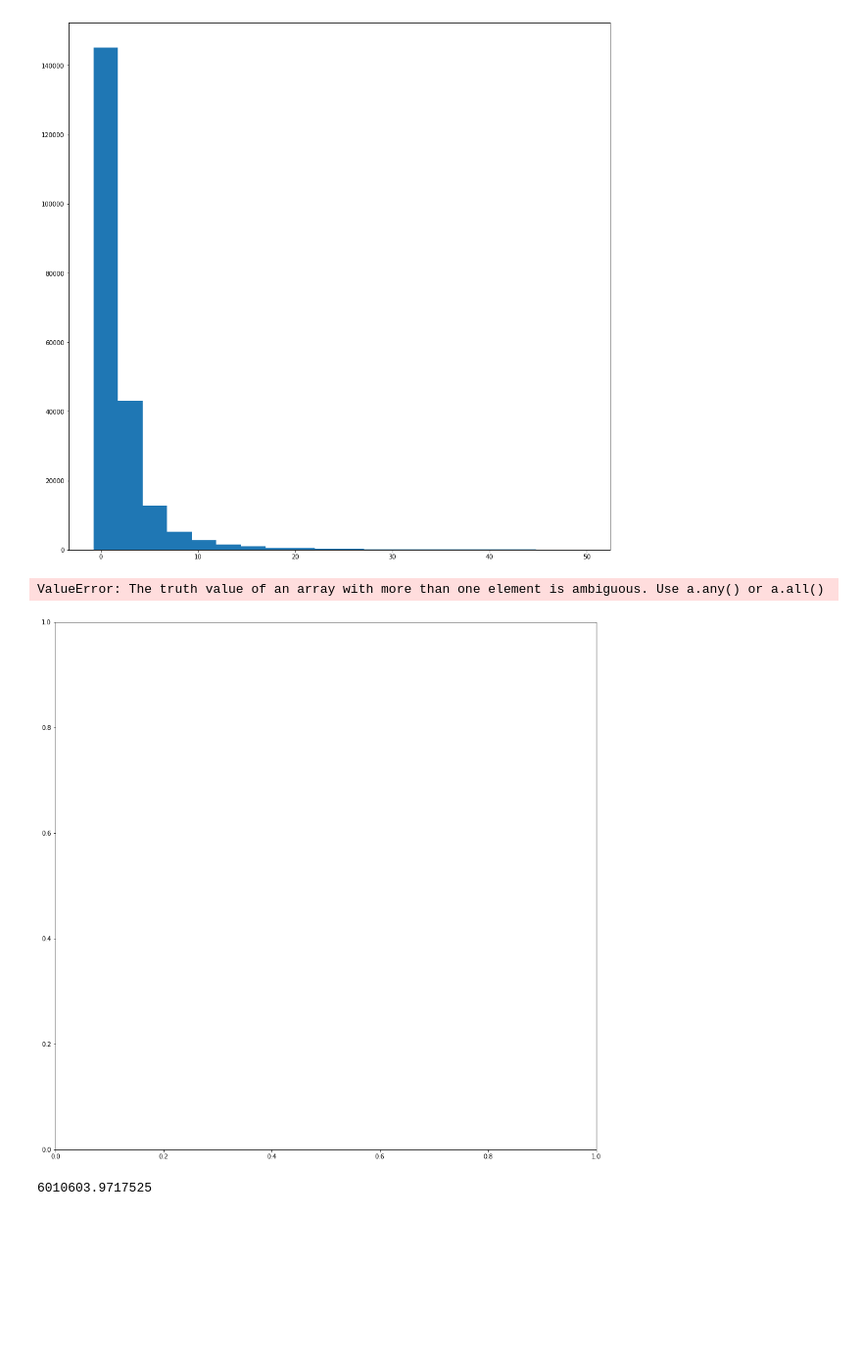
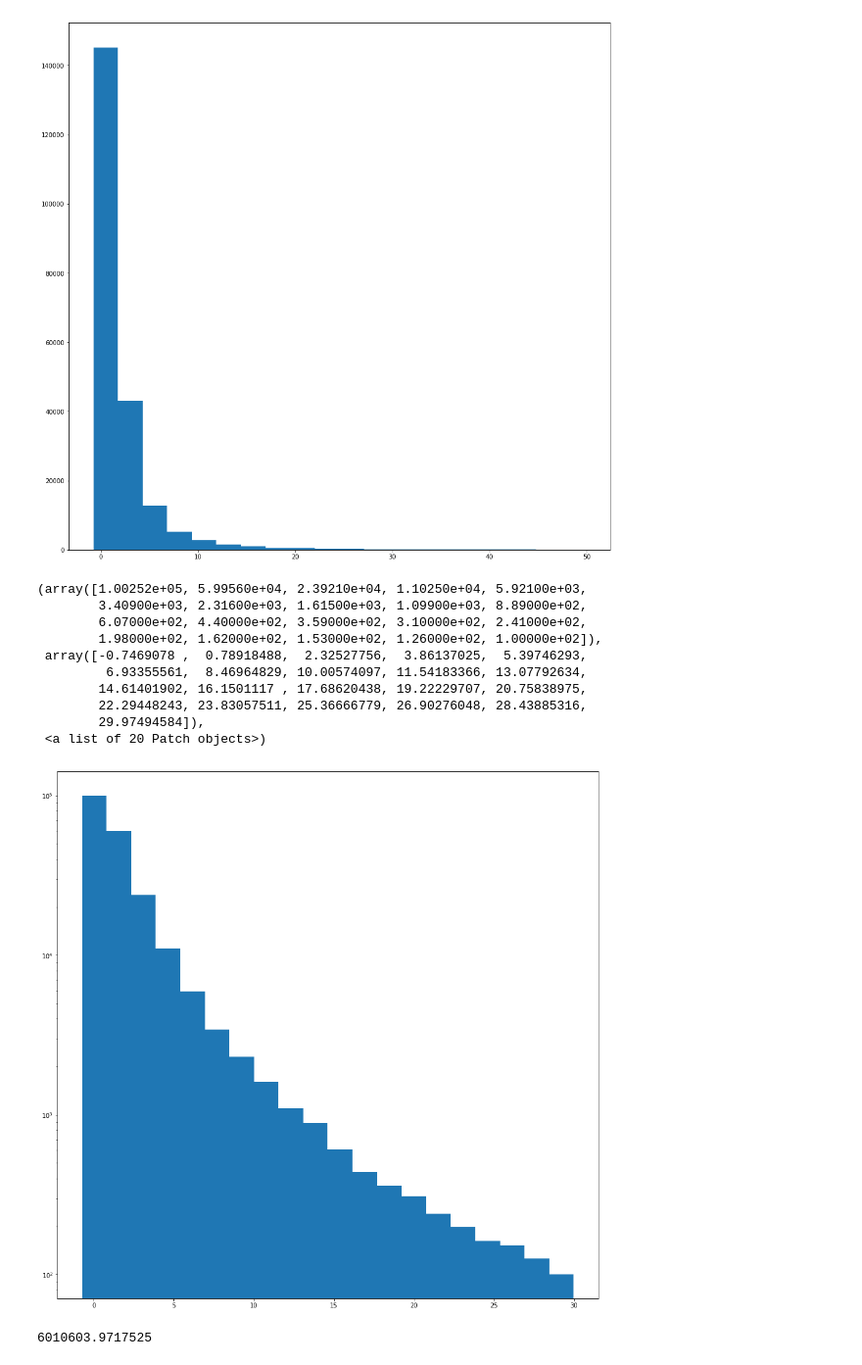
Before and after one commit to contemplat0r/Elo_Merchant_Category_Recommendation, a Jupyter notebook: elo_merchant_category_recommendation_first_exp_eda.ipynb, the cells around one changed output. Shown at 98% size. Saved outputs shown, nothing was run; the diff lists cells and outputs as text; code cells hidden in the pictures; blank space fills up the shorter version.

```diff
--- a/elo_merchant_category_recommendation_first_exp_eda.ipynb
+++ b/elo_merchant_category_recommendation_first_exp_eda.ipynb
@@ -653,14 +696,31 @@ historical_transactions_df_sorted_by_purchase_amount = historical_transactions_d
 #ax.set_xlim(0, 400000)
 # %%
 fig, ax = plt.subplots(figsize=(16, 16))
+'''
 ax.hist(
     count_historical_transactions_grouped_by_purchase_amount.index[
-        (count_historical_transactions_grouped_by_purchase_amount.index) > 50 and (count_historical_transactions_grouped_by_purchase_amount.index < 1000)],
+        ((count_historical_transactions_grouped_by_purchase_amount.index) > 50 and (count_historical_transactions_grouped_by_purchase_amount.index < 1000))],
     bins=20
 )
+'''
+ax.hist(
+    count_historical_transactions_grouped_by_purchase_amount.index[
+        count_historical_transactions_grouped_by_purchase_amount.index < 30],
+    bins=20,
+    log=True
+)
 # %% [output]
-ValueError: The truth value of an array with more than one element is ambiguous. Use a.any() or a.all()
+(array([1.00252e+05, 5.99560e+04, 2.39210e+04, 1.10250e+04, 5.92100e+03,
+        3.40900e+03, 2.31600e+03, 1.61500e+03, 1.09900e+03, 8.89000e+02,
+        6.07000e+02, 4.40000e+02, 3.59000e+02, 3.10000e+02, 2.41000e+02,
+        1.98000e+02, 1.62000e+02, 1.53000e+02, 1.26000e+02, 1.00000e+02]),
+ array([-0.7469078 ,  0.78918488,  2.32527756,  3.86137025,  5.39746293,
+         6.93355561,  8.46964829, 10.00574097, 11.54183366, 13.07792634,
+        14.61401902, 16.1501117 , 17.68620438, 19.22229707, 20.75838975,
+        22.29448243, 23.83057511, 25.36666779, 26.90276048, 28.43885316,
+        29.97494584]),
+ <a list of 20 Patch objects>)
-[figure, old version]
+[figure, new version]
 # %%
 count_historical_transactions_grouped_by_purchase_amount.index.max()
 # %% [output]
```
Also changed, not shown: parts of 3 cells of this notebook, 1 other file.
